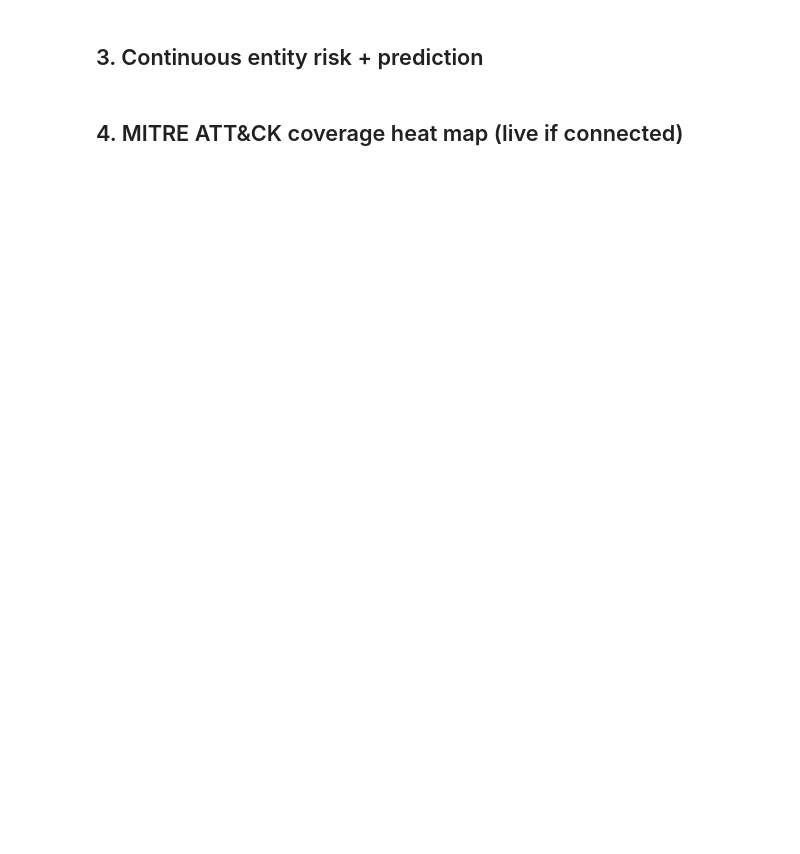
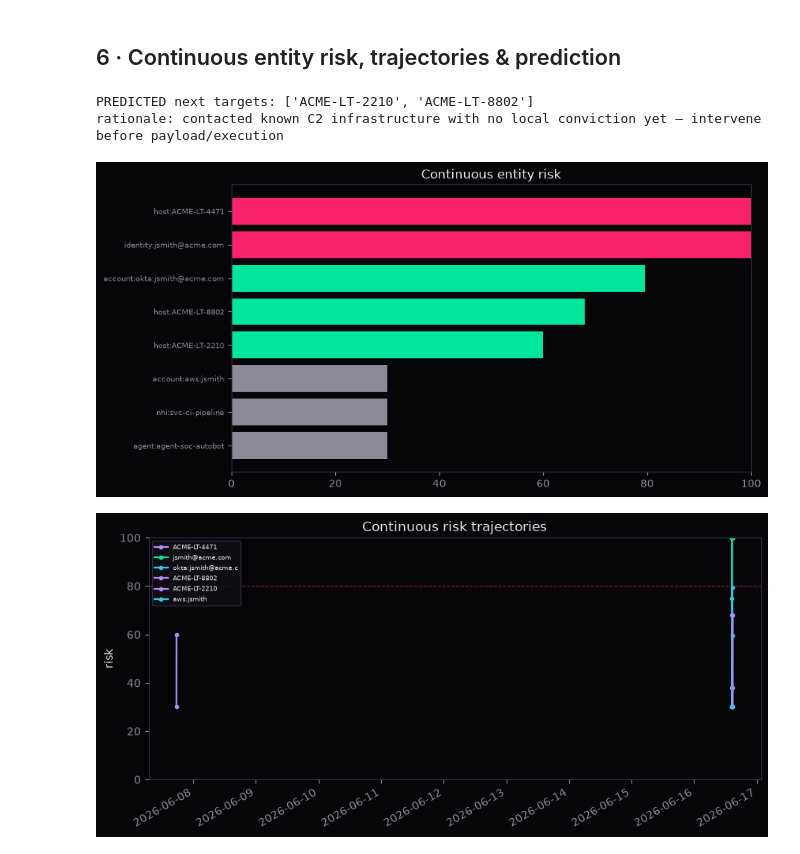
Before and after one commit to IamABS3C/Abstract-MS-Azure-, a Jupyter notebook: docs/threat-model/demo/soc_notebook.ipynb, the cells around one changed output. Cells and saved outputs as stored; diff of their text form; code cells hidden in the pictures; blank space fills up the shorter version.

Commit message:
Rebuild the AI-SOC notebook with MCP connectivity, authenticated OSINT, a hunting catalog, and the full API client; live-tested end-to-end

```diff
--- a/docs/threat-model/demo/soc_notebook.ipynb
+++ b/docs/threat-model/demo/soc_notebook.ipynb
@@ -18,14 +44,18 @@ OSINT enrichment, what-if/replay — then **generate a report** and **write back
 # %%
 from pipeline import (normalize, Graph, run_detections, run_investigation,
-                      continuous_scores, efficiency)
+                      continuous_scores, efficiency, IOCSet)
 from data import events, IOCS, INCIDENT_START
-import viz, identities as ID
+import viz, identities as ID, hunts, enrichment
 
-raw = events(); norm = [normalize(i, r) for i, r in enumerate(raw)]
+raw  = events()
+norm = [normalize(i, r) for i, r in enumerate(raw)]
 g = Graph()
-for ev in norm: g.add(ev)
+for ev in norm:
+    g.add(ev)
 findings = run_detections(norm, IOCS)
-inv = run_investigation(g, findings, IOCS, INCIDENT_START, norm)
-scores = continuous_scores(norm, IOCS)
-metrics = efficiency(norm, findings)
-print(f'{len(norm):,} events | {len(g.nodes)} entities | {len(findings)} findings')
+inv      = run_investigation(g, findings, IOCS, INCIDENT_START, norm)
+scores   = continuous_scores(norm, IOCS)
+metrics  = efficiency(norm, findings)
+
+print(f"{len(norm):,} events | {len(g.nodes)} entities | {len(findings)} findings | "
+      f"{len(inv['subagents']['scoping']['victims'])} entities in blast radius")
@@ -49,7 +166,12 @@ viz.draw_entity_graph(g, IOCS, scores);
 # %% [markdown]
-## 3. Continuous entity risk + prediction
+## 6 · Continuous entity risk, trajectories & prediction
 # %%
 viz.draw_risk_bars(scores)
-print('PREDICTED next targets:', inv['prediction']['predicted_next_targets'])
+viz.draw_score_trajectories(scores, top=6)
+print("PREDICTED next targets:", [p.split(':', 1)[1] for p in inv["prediction"]["predicted_next_targets"]])
+print("rationale:", inv["prediction"]["rationale"])
+# %% [output]
+PREDICTED next targets: ['ACME-LT-2210', 'ACME-LT-8802']
+rationale: contacted known C2 infrastructure with no local conviction yet — intervene before payload/execution
+[figure, added]
+[figure, added]
-# %% [markdown]
-## 4. MITRE ATT&CK coverage heat map (live if connected)
```
Also changed, not shown: parts of 44 cells of this notebook, 12 other files.
